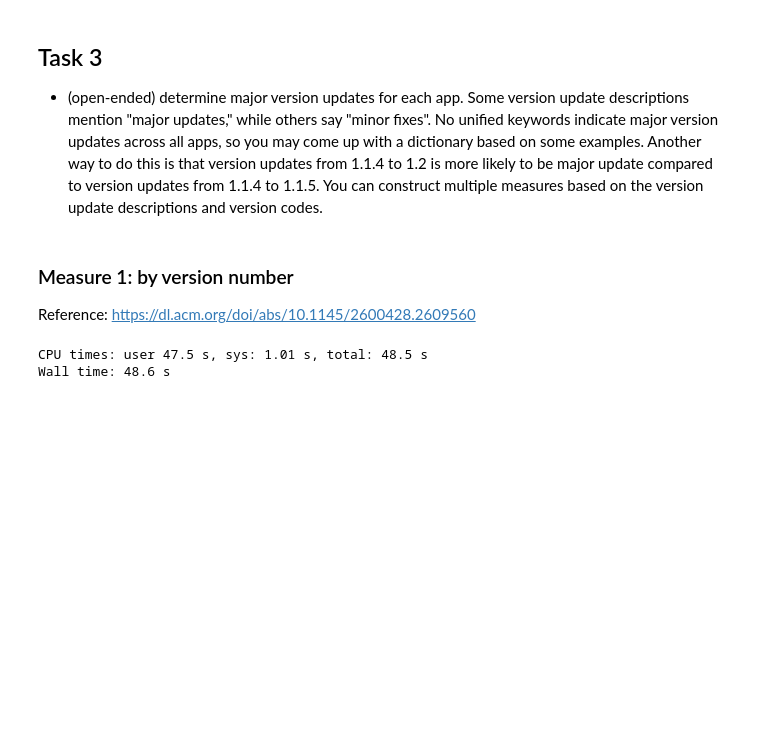
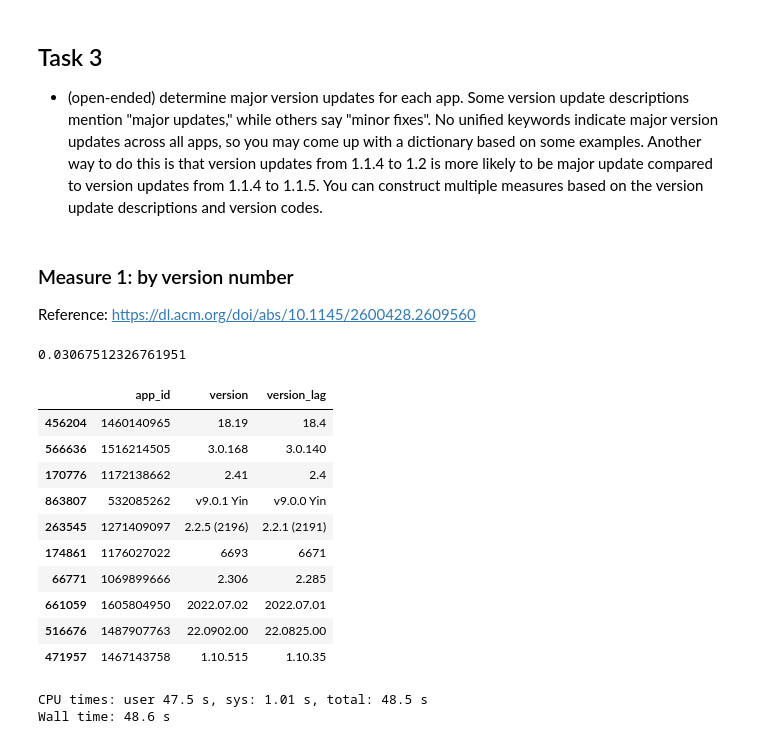
Before and after one commit to YileC928/app-data-privacy-proj, a Jupyter notebook: ios_app_update.ipynb, the cells around one changed output. Drawn from its saved outputs; the diff is of its cells as text; code cells hidden in the pictures; blank space fills up the shorter version.

```diff
--- a/ios_app_update.ipynb
+++ b/ios_app_update.ipynb
@@ -266,3 +266,44 @@ Reference: https://dl.acm.org/doi/abs/10.1145/2600428.2609560
 # %%
 ios_df = ios_df.sort_values(['app_id', 'date', 'version'])
 ios_df['version_lag'] = ios_df.groupby('app_id').shift(1)['version']
+# %%
+#types of special version number:
+#1. use date as version number. e.g., 2016.06.23 -> find all XXXX.XX.XX
+#2. alphabets in version number. e.g., 1.1a -> finall(r'[A-Za-z]', string)
+#3. extra dot. e.g, 1..3.5 -> re.findall(r'\d+', string))
+#4. use of other languages. e.g., 임시 -> findall(r'[^a-zA-Z0-9.]'), string)
+#5. forget to use dot between numbers. e.g., 0.87 should be 0.8.7 -> absolute distance larger than 10
+#6. use of special characters. e.g., + () -> findall(r'[^a-zA-Z0-9.]'), string)
+def special_version_num(row):
+    special = 0
+    cur_ver = row['version']
+    lag_ver = row['version_lag']
+    if pd.isna(lag_ver):
+        lag_ver = ''
+    if pd.isna(cur_ver):
+        cur_ver = ''
+
+    lag_ver = lag_ver.replace('v.', '').replace('v', '')
+    cur_ver = cur_ver.replace('v.', '').replace('v', '')
+
+    #1, 2, 6, 4
+    if len(re.findall(r'\d{4}\.\d{2}\.\d{2}', cur_ver)) != 0 or \
+    len(re.findall(r'\d{4}\.\d{2}\.\d{2}', lag_ver)) != 0 or \
+    len(re.findall(r'[A-Za-z]', cur_ver)) != 0 or\
+    len(re.findall(r'[A-Za-z]', lag_ver)) != 0 or\
+    len(re.findall(r'[^a-zA-Z0-9.]', cur_ver)) != 0 or \
+    len(re.findall(r'[^a-zA-Z0-9.]', lag_ver)) != 0:
+        special = 1
+
+    cur_ver = cur_ver.split('.')
+    lag_ver = lag_ver.split('.')
+
+    #3
+    if sum([len(re.findall(r'\d+', d)) == 0 for d in cur_ver]) != 0 and \
+        sum([len(re.findall(r'\d+', d)) == 0 for d in lag_ver]) != 0:
+            special = 1
+    #5
+    if np.abs(row['update_num_dist'])>=10:
+        special = 1
+
+    return special
@@ -269,3 +312,21 @@ ios_df['version_lag'] = ios_df.groupby('app_id').shift(1)['version']
+# %%
+sum(ios_df['special_version_num'])/len(ios_df)
+# %% [output]
+0.03067512326761951
+# %%
+ios_df[ios_df['special_version_num'] == 1].sample(10)[['app_id', 'version', 'version_lag']]
+# %% [output]
+|  | app_id | version | version_lag |
+| 456204 | 1460140965 | 18.19 | 18.4 |
+| 566636 | 1516214505 | 3.0.168 | 3.0.140 |
+| 170776 | 1172138662 | 2.41 | 2.4 |
+| 863807 | 532085262 | v9.0.1 Yin | v9.0.0 Yin |
+| 263545 | 1271409097 | 2.2.5 (2196) | 2.2.1 (2191) |
+| 174861 | 1176027022 | 6693 | 6671 |
+| 66771 | 1069899666 | 2.306 | 2.285 |
+| 661059 | 1605804950 | 2022.07.02 | 2022.07.01 |
+| 516676 | 1487907763 | 22.0902.00 | 22.0825.00 |
+| 471957 | 1467143758 | 1.10.515 | 1.10.35 |
 # %%
 def update_by_num(row):
     '''
```
Also changed, not shown: parts of 8 cells of this notebook, 1 other file.
